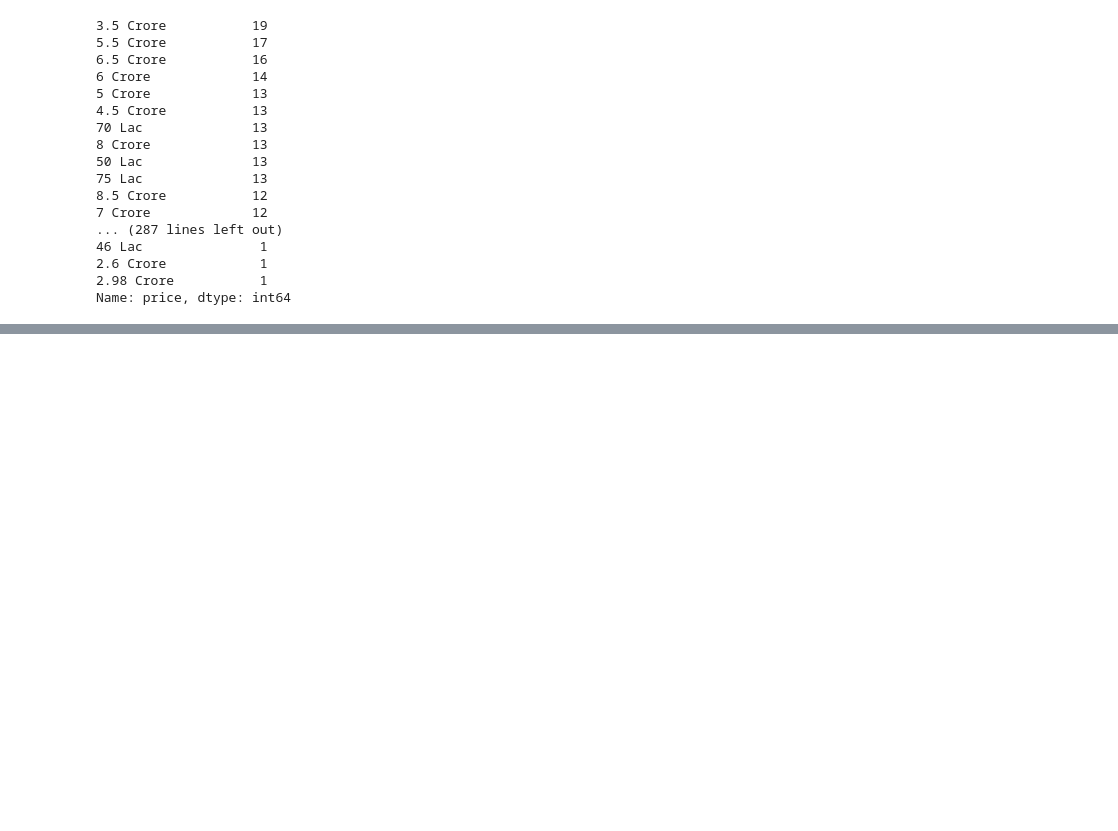
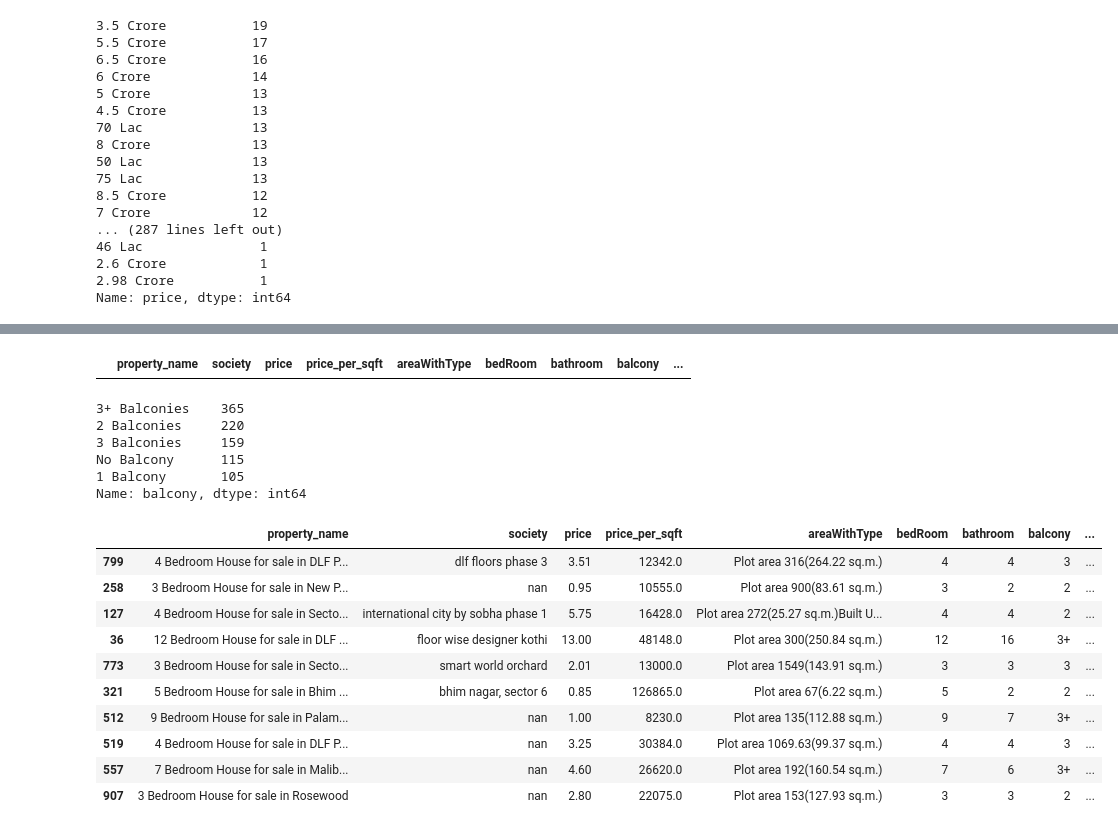
Before and after one commit to Firoz1402/Estate-Harbor, a Jupyter notebook: Data PreProcessing/Data Pre-Processing(Version 1.1).ipynb, the cells around one changed output, grey strips where cells are left out. Saved outputs shown, nothing was run; the diff lists cells and outputs as text; code cells hidden in the pictures; blank space fills up the shorter version.

```diff
--- a/Data PreProcessing/Data Pre-Processing(Version 1.1).ipynb
+++ b/Data PreProcessing/Data Pre-Processing(Version 1.1).ipynb
@@ -189,0 +242,4 @@ df
+# %%
+df = df[~df['bedRoom'].isnull()]
+# %%
+df['bedRoom'] = df['bedRoom'].str.split(' ').str.get(0).astype('int32')
@@ -189,0 +266,32 @@ df
+# %%
+df[df['bathroom'].isnull()]
+# %% [output]
+|  | property_name | society | price | price_per_sqft | areaWithType | bedRoom | bathroom | balcony | ... |
+# %%
+df['bathroom'] = df['bathroom'].str.split(' ').str.get(0).astype('int32')
+# %%
+df['balcony'].value_counts()
+# %% [output]
+3+ Balconies    365
+2 Balconies     220
+3 Balconies     159
+No Balcony      115
+1 Balcony       105
+Name: balcony, dtype: int64
+# %%
+#We have 3+ written here , so we cannot make it int
+df['balcony'] = df['balcony'].str.split(' ').str.get(0).str.replace('No','0')
+# %%
+df.sample(10)
+# %% [output]
+|  | property_name | society | price | price_per_sqft | areaWithType | bedRoom | bathroom | balcony | ... |
+| 799 | 4 Bedroom House for sale in DLF P... | dlf floors phase 3 | 3.51 | 12342.0 | Plot area 316(264.22 sq.m.) | 4 | 4 | 3 | ... |
+| 258 | 3 Bedroom House for sale in New P... | nan | 0.95 | 10555.0 | Plot area 900(83.61 sq.m.) | 3 | 2 | 2 | ... |
+| 127 | 4 Bedroom House for sale in Secto... | international city by sobha phase 1 | 5.75 | 16428.0 | Plot area 272(25.27 sq.m.)Built U... | 4 | 4 | 2 | ... |
+| 36 | 12 Bedroom House for sale in DLF ... | floor wise designer kothi | 13.00 | 48148.0 | Plot area 300(250.84 sq.m.) | 12 | 16 | 3+ | ... |
+| 773 | 3 Bedroom House for sale in Secto... | smart world orchard | 2.01 | 13000.0 | Plot area 1549(143.91 sq.m.) | 3 | 3 | 3 | ... |
+| 321 | 5 Bedroom House for sale in Bhim ... | bhim nagar, sector 6 | 0.85 | 126865.0 | Plot area 67(6.22 sq.m.) | 5 | 2 | 2 | ... |
+| 512 | 9 Bedroom House for sale in Palam... | nan | 1.00 | 8230.0 | Plot area 135(112.88 sq.m.) | 9 | 7 | 3+ | ... |
+| 519 | 4 Bedroom House for sale in DLF P... | nan | 3.25 | 30384.0 | Plot area 1069.63(99.37 sq.m.) | 4 | 4 | 3 | ... |
+| 557 | 7 Bedroom House for sale in Malib... | nan | 4.60 | 26620.0 | Plot area 192(160.54 sq.m.) | 7 | 6 | 3+ | ... |
+| 907 | 3 Bedroom House for sale in Rosewood | nan | 2.80 | 22075.0 | Plot area 153(127.93 sq.m.) | 3 | 3 | 2 | ... |
```
Also changed, not shown: parts of 26 cells of this notebook, 8 other files.
